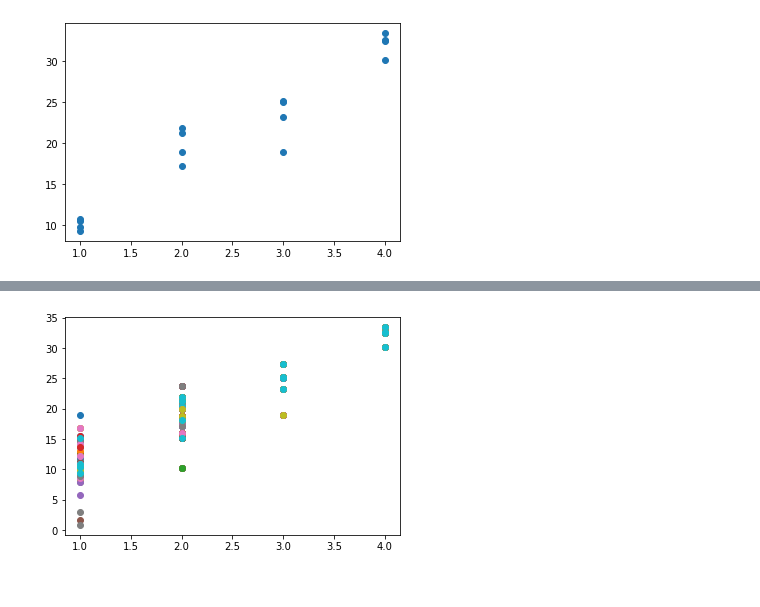
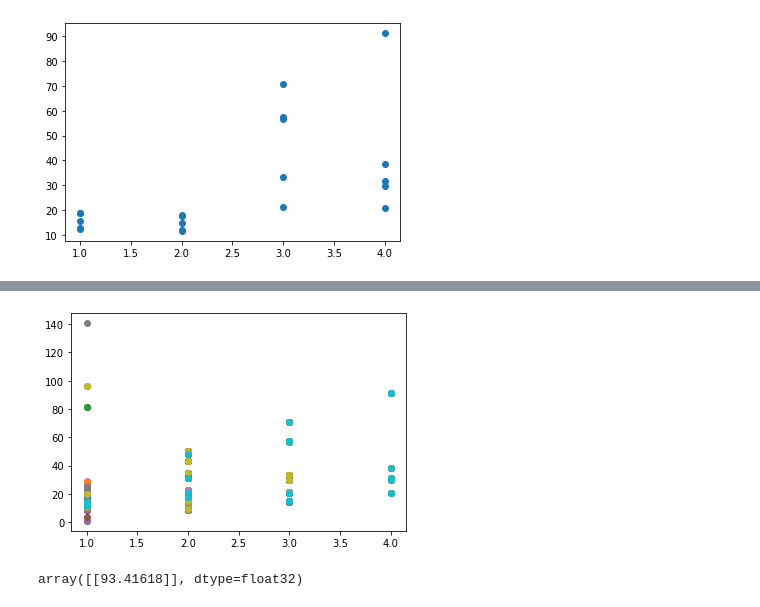
Before and after one commit to RyQuantum/Dateset, a Jupyter notebook: train2.ipynb, the cells around one changed output, grey strips where cells are left out. Drawn from its saved outputs; the diff is of its cells as text; code cells hidden in the pictures.

```diff
--- a/train2.ipynb
+++ b/train2.ipynb
@@ -22,6 +18,6 @@ tfpl = tfp.layers
 # %%
 # Importing the Dataset
-file_names = glob.glob ('./EthernetData/dataset6.csv')
+file_names = glob.glob ('./EthernetData/dataset2.csv')
 k = 0
 
 # Change these two variables to get different results
@@ -160,16 +156,10 @@ plt.scatter(df['temp_change'], df['time'])
 # %%
 model2 = tf.keras.models.Sequential([
-  tf.keras.layers.Dense(units=1+1, input_shape=(1,)),
-  tfpl.DistributionLambda(
-      lambda t: tfd.Normal(loc=t[..., :1],
-                           scale=tf.math.softplus(t[...,1:]))),
+    tf.keras.layers.Dense(units=1, input_shape=(2,)),   # y = w1 * x1 + w2 * x2 + b1
+    tf.keras.layers.Dense(units=1+1, input_shape=(1,)),   # y1 = w3 * x + b2   # y2 = w4 * x + b3
+    tfpl.DistributionLambda(
+        lambda t: tfd.Normal(loc=t[..., :1],
+                             scale=tf.math.softplus(t[...,1:]))),
 ])
 
-def negative_log_likelihood(y_true, y_pred):
-
-    return -y_pred.log_prob(y_true)
-
-model2.compile(
-    optimizer=tf.keras.optimizers.RMSprop(learning_rate=0.01),
-    loss=negative_log_likelihood
-)
+model2.summary()
@@ -176,26 +181,35 @@ model2.compile(
+# %%
+def negative_log_likelihood(y_true, y_pred):
+
+    return -y_pred.log_prob(y_true)
+
+model2.compile(
+    optimizer=tf.keras.optimizers.RMSprop(learning_rate=0.003),
+    loss=negative_log_likelihood
+)
 # %%
 min_len = 10000;
 for arr in data:
     if len(arr) < min_len:
         min_len = len(arr)
 
-def data_generator2(data):
+def data_generator(data):
     list = []
     for arr in data:
         list += random.sample(arr, min_len)
 
     df = pd.DataFrame(list)
-    X = df.loc[:, ['temp_change']]
+    X = df.loc[:, ['start_temp', 'temp_change']]
     y = df['time']
     plt.scatter(df['temp_change'], df['time'])
     return X, y
 
-X, y = data_generator2(data)
+X, y = data_generator(data)
 # %% [output]
-[figure, old version]
+[figure, new version]
 # %%
 for i in range(100):
-    X, y = data_generator2(data)
+    X, y = data_generator(data)
     history = model2.fit(X, y, epochs=20)
 # %% [output]
 Epoch 1/20
@@ -218,2 +232,6 @@ Epoch 20/20
-[figure, old version]
+[figure, new version]
+# %%
+model2.predict([[70, 5]])
+# %% [output]
+array([[93.41618]], dtype=float32)
 # %%
```
Also changed, not shown: parts of 8 cells of this notebook.
